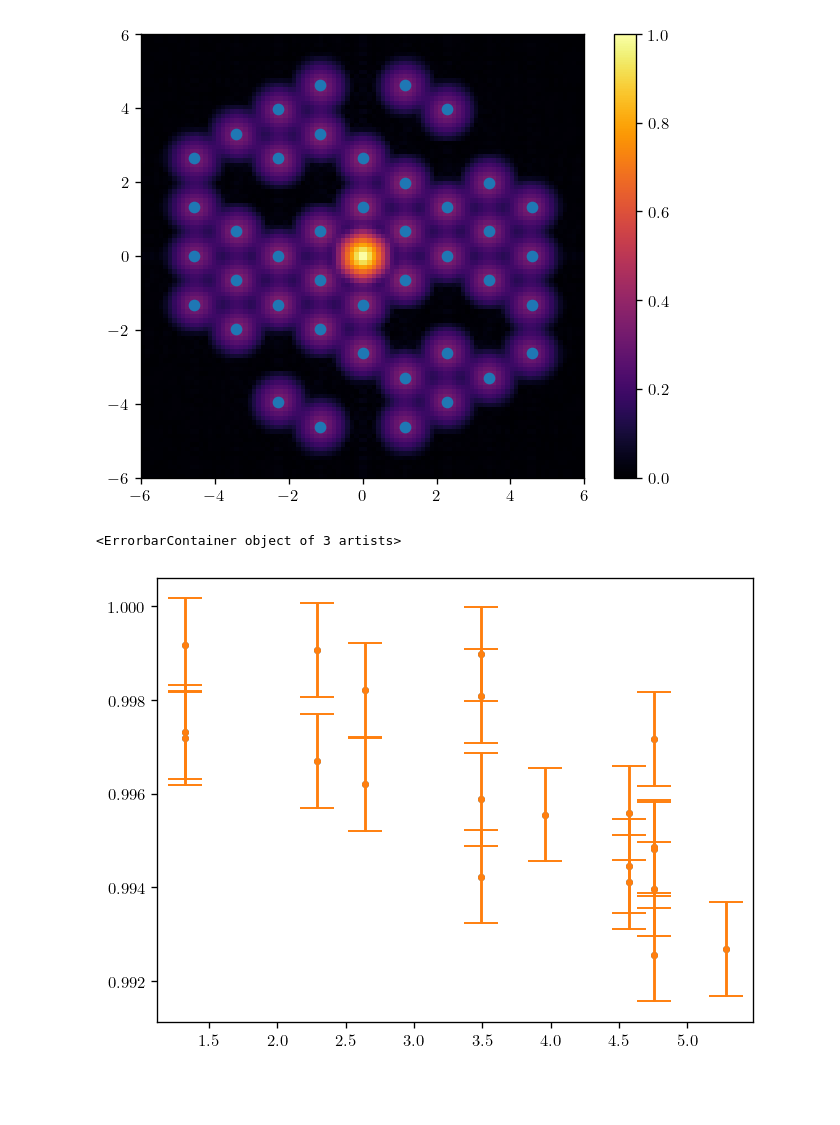
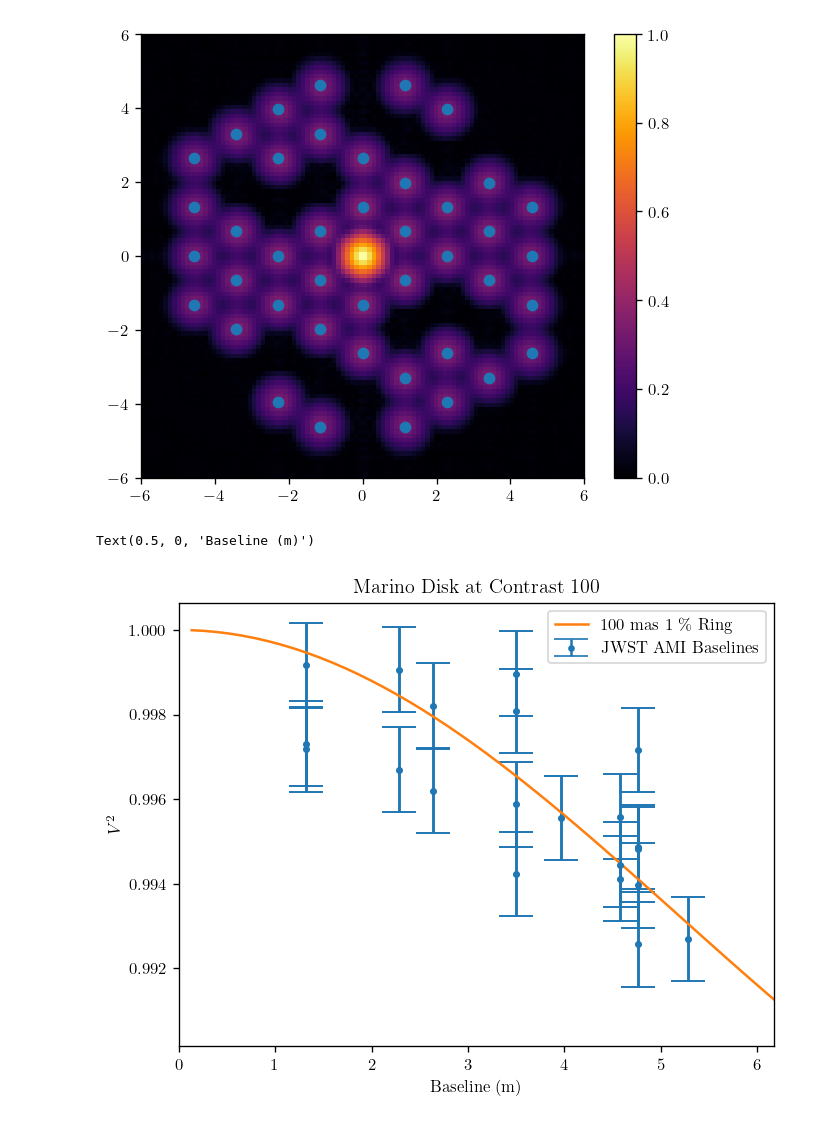
Before and after one commit to benjaminpope/ami, a Jupyter notebook: notebooks/proposal_test_eta_crv.ipynb, the cells around one changed output. Cells and saved outputs as stored; diff of their text form; code cells hidden in the pictures; blank space fills up the shorter version.

```diff
--- a/notebooks/proposal_test_eta_crv.ipynb
+++ b/notebooks/proposal_test_eta_crv.ipynb
@@ -265,12 +265,27 @@ plt.colorbar()
 # %% [output]
 <matplotlib.colorbar.Colorbar at 0x...>
 [figure]
+# %%
+from vis_tools import vis_ring_high_contrast
+wavel = 4.3e-6
+upred, vpred = np.linspace(0,bls[:,0].max()), np.linspace(0,bls[:,1].max())
+wpred = np.sqrt(upred**2 + vpred**2)
 # %%
 v2 = np.abs(sparse)**2
 w = np.sqrt((bls**2).sum(axis=1))
-plt.plot(w, v2,'.')
+v2pred = vis_ring_high_contrast(100.,100.,upred/wavel,vpred/wavel)
+# plt.plot(w, v2,'.')
+
 plt.errorbar(w,v2,
              yerr=0.001,linestyle='none',fmt='.',capsize=10,label='JWST AMI Baselines')
+plt.plot(wpred, v2pred,'-',label='100 mas 1 \% Ring')
+
+plt.xlim(0,wpred.max()*0.95)
+plt.legend()
+
+plt.title('Marino Disk at Contrast 100')
+plt.ylabel(r'$V^2$')
+plt.xlabel('Baseline (m)')
 # %% [output]
-<ErrorbarContainer object of 3 artists>
+Text(0.5, 0, 'Baseline (m)')
-[figure, old version]
+[figure, new version]
```
Also changed, not shown: 1 other file.
